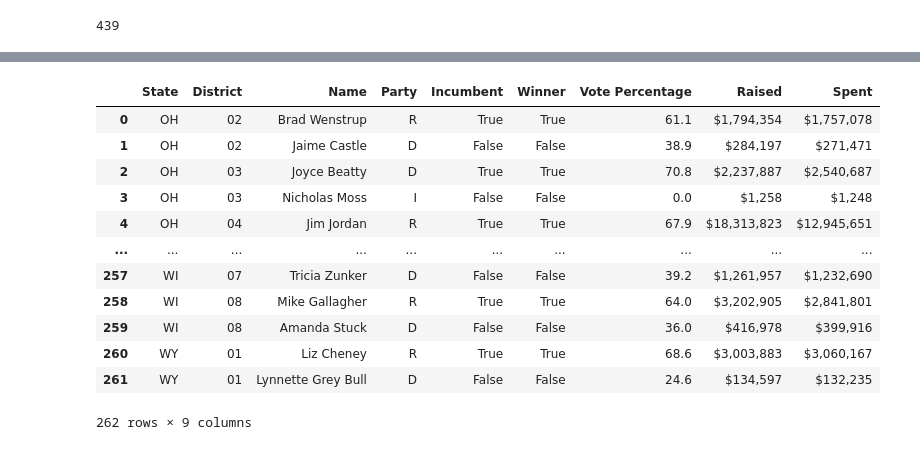
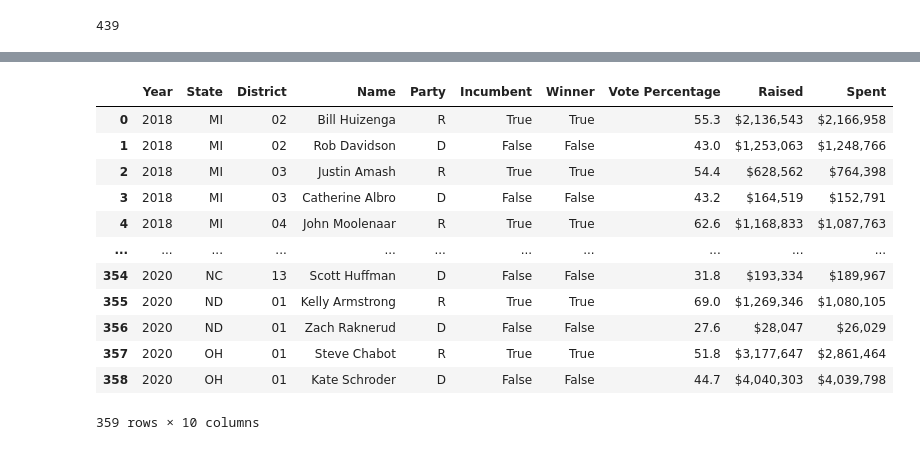
Before and after one commit to nss-data-science-cohort-7/webscraping-open-secrets-boooooleans, a Jupyter notebook: notebooks/part_one.ipynb, the cells around one changed output, grey strips where cells are left out. Drawn from its saved outputs; the diff is of its cells as text; code cells hidden in the pictures.

```diff
--- a/notebooks/part_one.ipynb
+++ b/notebooks/part_one.ipynb
@@ -25,16 +25,17 @@ user_agents = [
     "Mozilla/5.0 (X11; Linux x86_64) AppleWebKit/537.36 (KHTML, like Gecko) Chrome/52.0.2743.116 Safari/537.36",
 ]
 # %%
-async def scrape_candidate_data(state_district):
+async def scrape_candidate_data(state_district, cycle_year):
     headers = {
     'User-Agent': random.choice(user_agents)
     }
-    endpoint = f'https://www.opensecrets.org/races/candidates?cycle=2020&id={state_district}&spec=N'
+    endpoint = f'https://www.opensecrets.org/races/candidates?cycle={cycle_year}&id={state_district}&spec=N'
 
     timeout = aiohttp.ClientTimeout(total=600)
-    connector = aiohttp.TCPConnector(limit=10)
+    connector = aiohttp.TCPConnector(limit=2)
+
     async with aiohttp.ClientSession(connector=connector, timeout=timeout) as session:
-        async with session.get(endpoint, headers=headers) as res:
+        async with session.get(endpoint) as res:
             if res.status == 200:  # HTTP Status Code 200 means OK
                 text = await res.text()
                 soup = BeautifulSoup(text, 'html.parser')
@@ -81,6 +82,7 @@ async def scrape_candidate_data(state_district):
                         spent = spent_label_td.find_next_sibling('td').get_text()
 
                         pandas_data.append({
+                            "Year": cycle_year,
                             "State": state_district[:2],
                             "District": state_district[2:],
                             "Name": name,
@@ -96,9 +98,10 @@ async def scrape_candidate_data(state_district):
             bad_districts.append(state_district)
 
     except Exception as e:
-        print(f"An error occurred while processing {state_district}: {str(e)}")
+        print(f"An error occurred while processing {state_district} for {cycle_year}: {str(e)}")
         bad_districts.append(state_district)
 
+    print(state_district + '-' + cycle_year)
 
     return pandas_data, bad_districts
 # %%
@@ -110,11 +113,11 @@ def get_district_codes():
             district_codes.append(code)
     return district_codes
 # %%
-async def gather_data(district_codes):
+async def gather_data(district_codes, years):
     all_data = []
     bad_districts = []
+    tasks = [scrape_candidate_data(code, year) for year in years for code in district_codes]
 
-    tasks = [scrape_candidate_data(code) for code in district_codes]
 
     results = await asyncio.gather(*tasks, return_exceptions=True)
 
@@ -130,21 +133,16 @@ async def gather_data(district_codes):
 
 district_codes = get_district_codes()
 print(len(district_codes))
-district_codes_1 = district_codes[:150]
-time.sleep(5)
-district_codes_2 = district_codes[151:300]
-time.sleep(5)
-district_codes_3 = district_codes[300:]
-
-# Directly await the function in a notebook cell.
-# df_1, bad_districts_1 = await gather_data(district_codes_1)
-# df_2, bad_districts_2 = await gather_data(district_codes_2)
-# df_3, bad_districts_3 = await gather_data(district_codes_3)
+district_codes_1 = district_codes[:100]
+district_codes_2 = district_codes[100:200]
+district_codes_3 = district_codes[200:300]
+district_codes_4 = district_codes[300:]
 # %% [output]
 439
 # %%
-df_1, bad_districts_1 = await gather_data(district_codes_1)
+print(len(district_codes_1))
+years = ['2018','2020']
+df_1, bad_districts_1 = await gather_data(district_codes_1, years)
 print(bad_districts_1)
-print(len(district_codes_1))
 df_1
 # %% [output]
@@ -208,5 +215,5 @@ An error occurred while processing OH01: 'NoneType' object has no attribute 'gro
 # %%
-df_3, bad_districts_3 = await gather_data(district_codes_3)
+df_3, bad_districts_3 = await gather_data(district_codes_3, years)
 print(bad_districts_3)
 df_3
 # %% [output]
@@ -227,13 +237,13 @@ An error occurred while processing VA11: 'NoneType' object has no attribute 'gro
-|  | State | District | Name | Party | Incumbent | Winner | Vote Percentage | Raised | Spent |
-| 0 | OH | 02 | Brad Wenstrup | R | True | True | 61.1 | $1,794,354 | $1,757,078 |
-| 1 | OH | 02 | Jaime Castle | D | False | False | 38.9 | $284,197 | $271,471 |
-| 2 | OH | 03 | Joyce Beatty | D | True | True | 70.8 | $2,237,887 | $2,540,687 |
-| 3 | OH | 03 | Nicholas Moss | I | False | False | 0.0 | $1,258 | $1,248 |
-| 4 | OH | 04 | Jim Jordan | R | True | True | 67.9 | $18,313,823 | $12,945,651 |
-| ... | ... | ... | ... | ... | ... | ... | ... | ... | ... |
-| 257 | WI | 07 | Tricia Zunker | D | False | False | 39.2 | $1,261,957 | $1,232,690 |
-| 258 | WI | 08 | Mike Gallagher | R | True | True | 64.0 | $3,202,905 | $2,841,801 |
-| 259 | WI | 08 | Amanda Stuck | D | False | False | 36.0 | $416,978 | $399,916 |
-| 260 | WY | 01 | Liz Cheney | R | True | True | 68.6 | $3,003,883 | $3,060,167 |
-| 261 | WY | 01 | Lynnette Grey Bull | D | False | False | 24.6 | $134,597 | $132,235 |
+|  | Year | State | District | Name | Party | Incumbent | Winner | Vote Percentage | Raised | Spent |
+| 0 | 2018 | MI | 02 | Bill Huizenga | R | True | True | 55.3 | $2,136,543 | $2,166,958 |
+| 1 | 2018 | MI | 02 | Rob Davidson | D | False | False | 43.0 | $1,253,063 | $1,248,766 |
+| 2 | 2018 | MI | 03 | Justin Amash | R | True | True | 54.4 | $628,562 | $764,398 |
+| 3 | 2018 | MI | 03 | Catherine Albro | D | False | False | 43.2 | $164,519 | $152,791 |
+| 4 | 2018 | MI | 04 | John Moolenaar | R | True | True | 62.6 | $1,168,833 | $1,087,763 |
+| ... | ... | ... | ... | ... | ... | ... | ... | ... | ... | ... |
+| 354 | 2020 | NC | 13 | Scott Huffman | D | False | False | 31.8 | $193,334 | $189,967 |
+| 355 | 2020 | ND | 01 | Kelly Armstrong | R | True | True | 69.0 | $1,269,346 | $1,080,105 |
+| 356 | 2020 | ND | 01 | Zach Raknerud | D | False | False | 27.6 | $28,047 | $26,029 |
+| 357 | 2020 | OH | 01 | Steve Chabot | R | True | True | 51.8 | $3,177,647 | $2,861,464 |
+| 358 | 2020 | OH | 01 | Kate Schroder | D | False | False | 44.7 | $4,040,303 | $4,039,798 |
-262 rows × 9 columns
+359 rows × 10 columns
```
Also changed, not shown: parts of 6 cells of this notebook, 1 other file.
